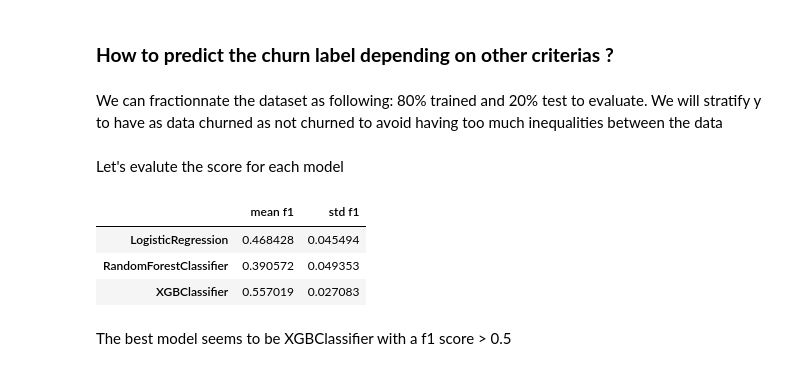
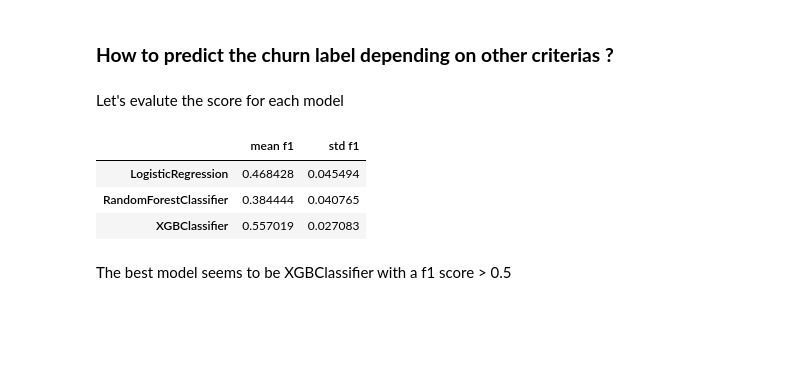
Before and after one commit to cedizen/saas_churn_project, a Jupyter notebook: saas_project_exploration.ipynb, the cells around one changed output. Saved outputs shown, nothing was run; the diff lists cells and outputs as text; code cells hidden in the pictures; blank space fills up the shorter version.

```diff
--- a/saas_project_exploration.ipynb
+++ b/saas_project_exploration.ipynb
@@ -711,2 +752,0 @@ from sklearn.linear_model import LogisticRegression
-# %% [markdown]
-We can fractionnate the dataset as following: 80% trained and 20% test to evaluate. We will stratify y to have as data churned as not churned to avoid having too much inequalities between the data
@@ -749,42 +755,20 @@ Let's evalute the score for each model
 # %%
 from sklearn.model_selection import cross_val_score
 # %%
-# instantiate the models for cv
-models_for_cv = {
-   'LogisticRegression':
-       LogisticRegression(
-        max_iter=1000,
-        class_weight='balanced'
-       ),
-   'RandomForestClassifier':
-       RandomForestClassifier(
-        n_estimators=100,
-        random_state=42,
-        class_weight='balanced'
-    ),
-   'XGBClassifier':
-       XGBClassifier(
-        n_estimators=120,
-        learning_rate = 0.1,
-        scale_pos_weight=scale_pos_weight, # Critical for imbalanced data
-        random_state=42,
-        subsample=0.8 # Introduces randomness (Stochastic GBM)
-      )
-}
-
 cvs_scores_f1 = {}
 
-# Loop for the models object to cross_validate
-for name, model in models_for_cv.items():
-  scores = cross_val_score(model, X_account_churn_encoded, y_churn, cv=5, scoring='f1', n_jobs=-1)
+for name, pipeline in pipeline_models.items():
+
+  # Evaluate the scores
+  scores = cross_val_score(pipeline, X_account_churn, y_churn, cv=5, scoring='f1', n_jobs=-1)
   cvs_scores_f1[name] = {'mean f1': np.mean(scores), 'std f1': np.std(scores)}
 
-cvs_scores_f1_df = pd.DataFrame.from_dict(cvs_scores, orient='index')
+cvs_scores_f1_df = pd.DataFrame.from_dict(cvs_scores_f1, orient='index')
 cvs_scores_f1_df
 # %% [output]
 |  | mean f1 | std f1 |
 | LogisticRegression | 0.468428 | 0.045494 |
-| RandomForestClassifier | 0.390572 | 0.049353 |
+| RandomForestClassifier | 0.384444 | 0.040765 |
 | XGBClassifier | 0.557019 | 0.027083 |
 # %% [markdown]
 The best model seems to be XGBClassifier with a f1 score > 0.5
```
Also changed, not shown: parts of 20 cells of this notebook.
